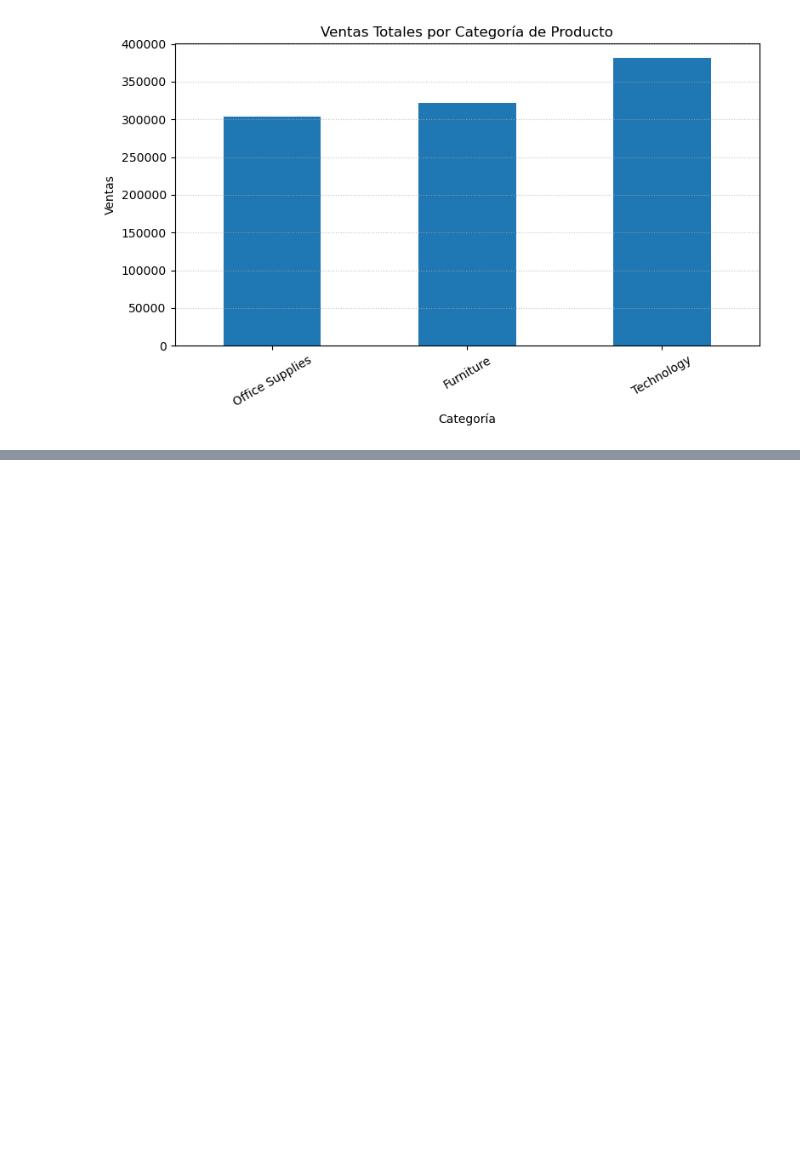
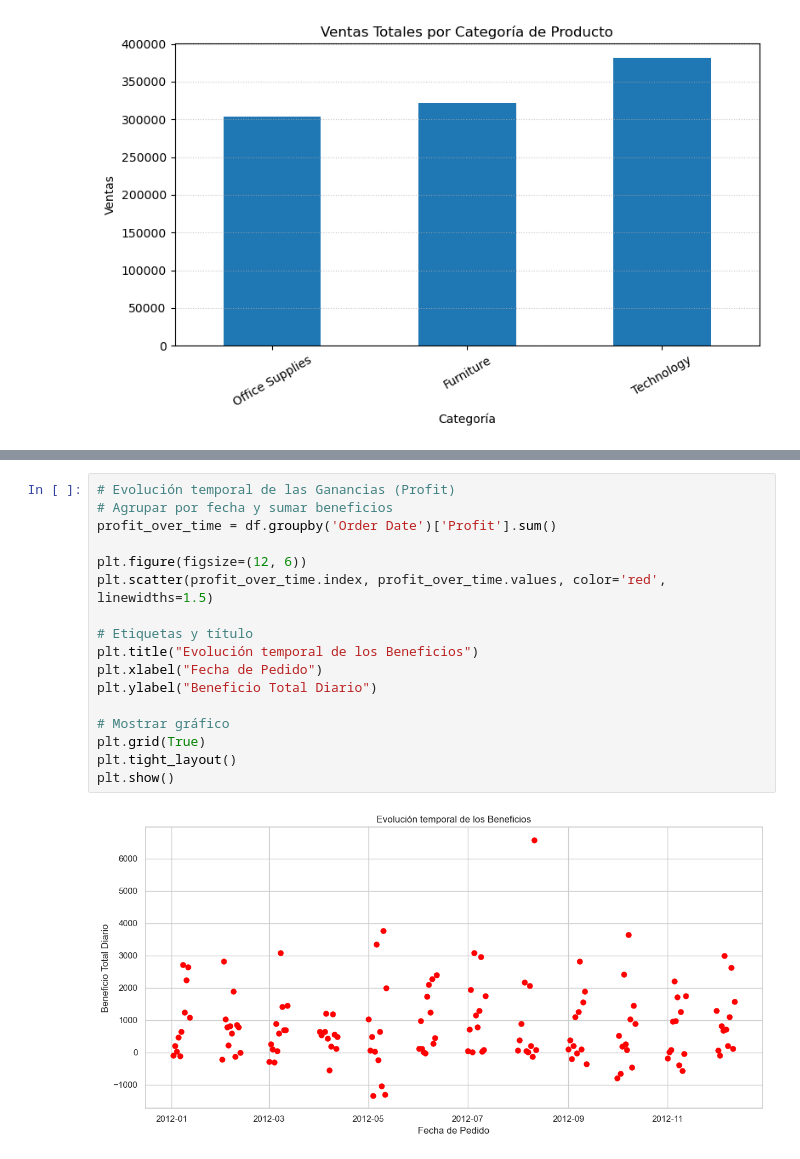
Before and after one commit to pablooiiribarren/UNIR-Trabajo-4-Visualizacion-de-datos-con-Matplotlib-y-Seaborn, a Jupyter notebook: datos.ipynb, the cells around one changed output, grey strips where cells are left out. Saved outputs shown, nothing was run; the diff lists cells and outputs as text; blank space fills up the shorter version.

```diff
--- a/datos.ipynb
+++ b/datos.ipynb
@@ -88,0 +126,19 @@ Name: count, dtype: int64
+# %%
+# Evolución temporal de las Ganancias (Profit)
+# Agrupar por fecha y sumar beneficios
+profit_over_time = df.groupby('Order Date')['Profit'].sum()
+
+plt.figure(figsize=(12, 6))
+plt.scatter(profit_over_time.index, profit_over_time.values, color='red', linewidths=1.5)
+
+# Etiquetas y título
+plt.title("Evolución temporal de los Beneficios")
+plt.xlabel("Fecha de Pedido")
+plt.ylabel("Beneficio Total Diario")
+
+# Mostrar gráfico
+plt.grid(True)
+plt.tight_layout()
+plt.show()
+# %% [output]
+[figure, added]
```
Also changed, not shown: parts of 6 cells of this notebook.
